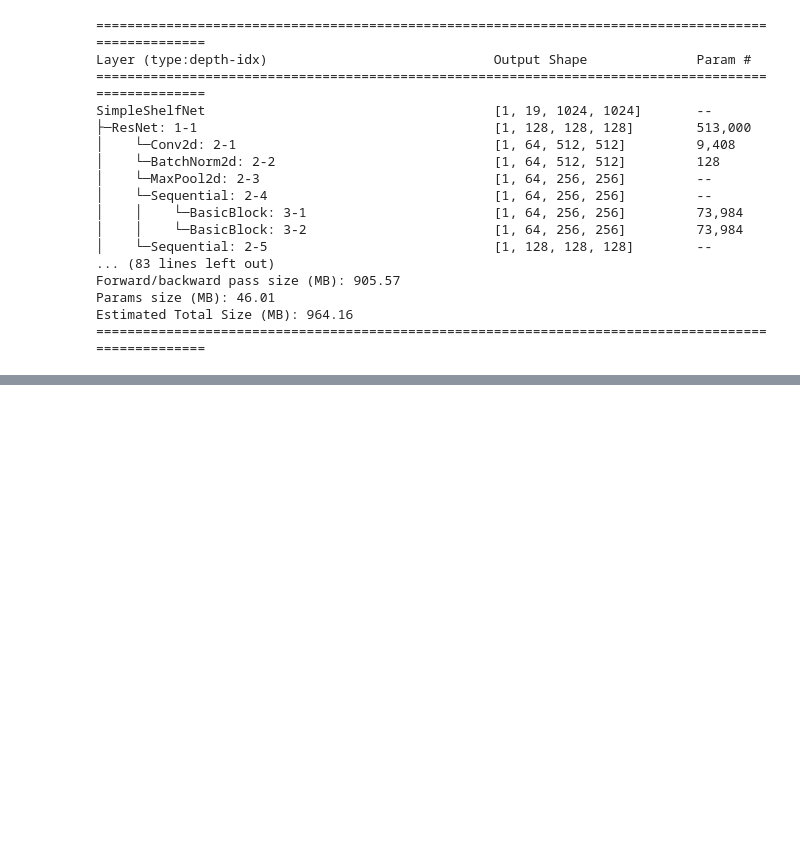
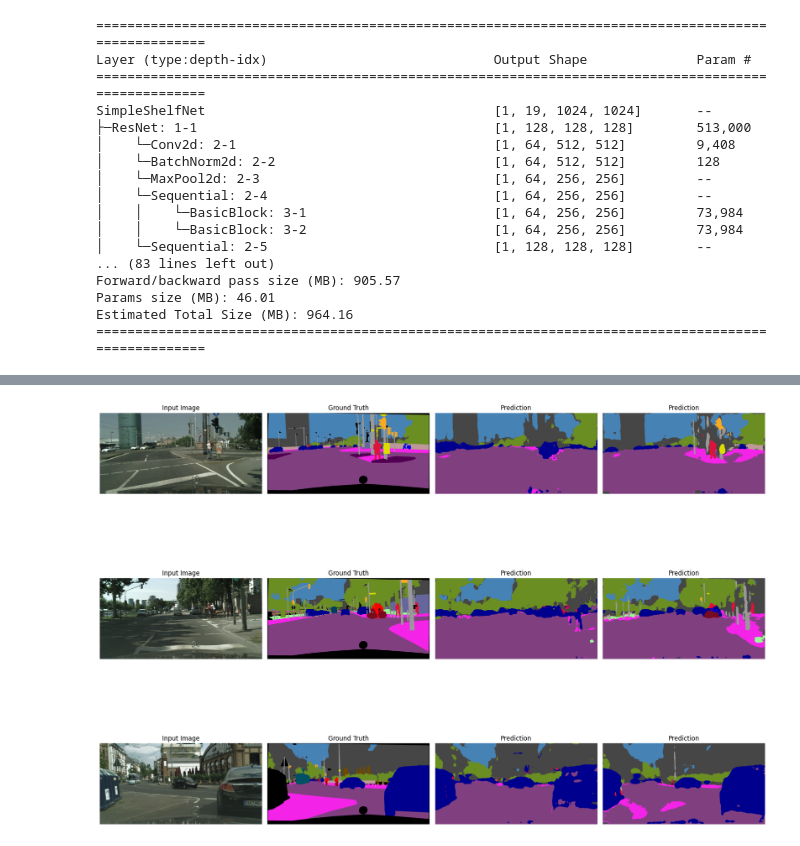
Before and after one commit to fzyang1227/deconv-nn, a Jupyter notebook: ShelfNet18_realtime/analysis_simple.ipynb, the cells around one changed output, grey strips where cells are left out. Drawn from its saved outputs; the diff is of its cells as text; code cells hidden in the pictures; blank space fills up the shorter version.

```diff
--- a/ShelfNet18_realtime/analysis_simple.ipynb
+++ b/ShelfNet18_realtime/analysis_simple.ipynb
@@ -380,0 +589,49 @@ mIoU: 0.004969619019889352
+# %%
+import matplotlib.pyplot as plt
+from PIL import Image
+from torchvision import datasets, transforms
+
+# get original images without transforms
+city_dataset = datasets.Cityscapes('data/', split='val', mode='fine', target_type=['instance', 'color', 'polygon'])
+
+# Plot some images
+num_samples = 3
+fig, axs = plt.subplots(num_samples, 4, figsize=(18, num_samples * 5))
+
+for i, ((im, (inst, col, poly)), (im2, lb)) in enumerate(zip(city_dataset, ds_val)):
+    # get output from the model
+    with torch.no_grad():
+        output = net(im2[None].cuda(), aux=False)
+        output2 = net2(im2[None].cuda(), aux=False)
+
+    # get output
+    om = torch.argmax(output.squeeze(), dim=0).detach().cpu().numpy()
+    om2 = torch.argmax(output2.squeeze(), dim=0).detach().cpu().numpy()
+
+
+    # show the input image as a picture
+    # Plot input image
+    axs[i, 0].imshow(im)
+    axs[i, 0].set_title('Input Image')
+    axs[i, 0].axis('off')
+
+    # Plot ground truth mask
+    axs[i, 1].imshow(col)
+    axs[i, 1].set_title('Ground Truth')
+    axs[i, 1].axis('off')
+
+    axs[i, 2].imshow(decode_segmap(om))
+    axs[i, 2].set_title('Prediction')
+    axs[i, 2].axis('off')
+
+    axs[i, 3].imshow(decode_segmap(om2))
+    axs[i, 3].set_title('Prediction')
+    axs[i, 3].axis('off')
+
+    if i == num_samples - 1:
+        break
+
+plt.tight_layout()
+plt.show()
+# %% [output]
+[figure, added]
```
Also changed, not shown: parts of 18 cells of this notebook, 2 other files.
